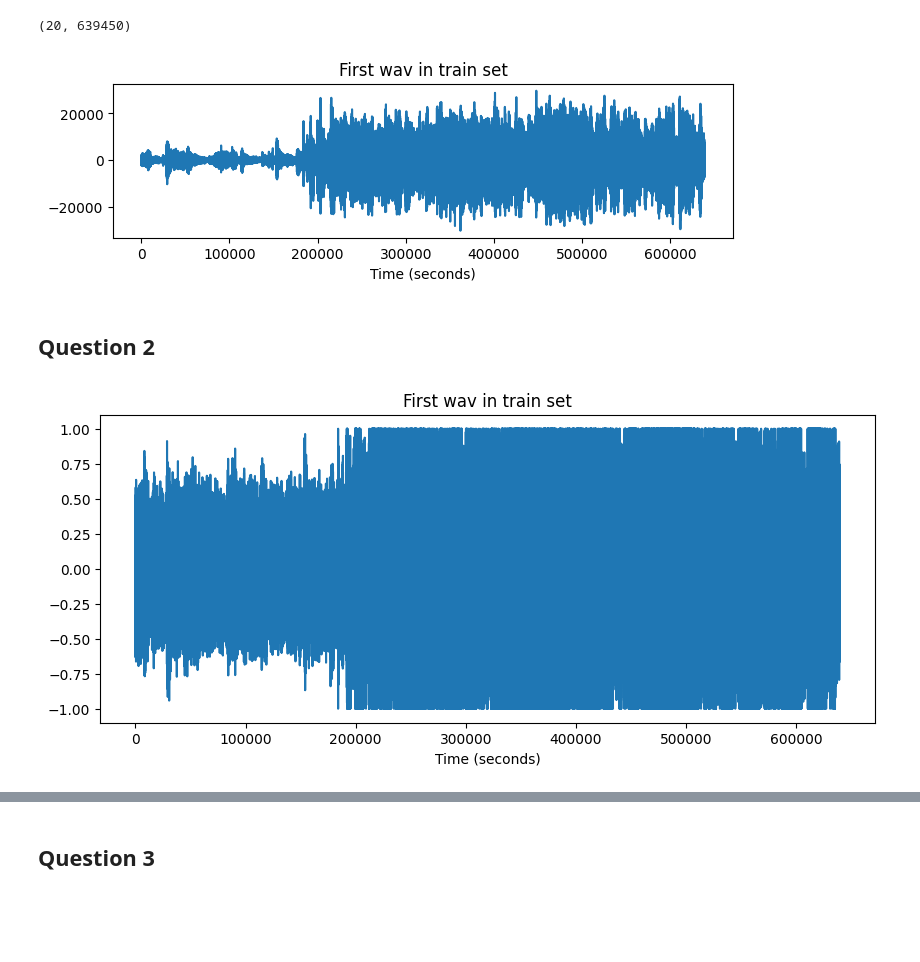
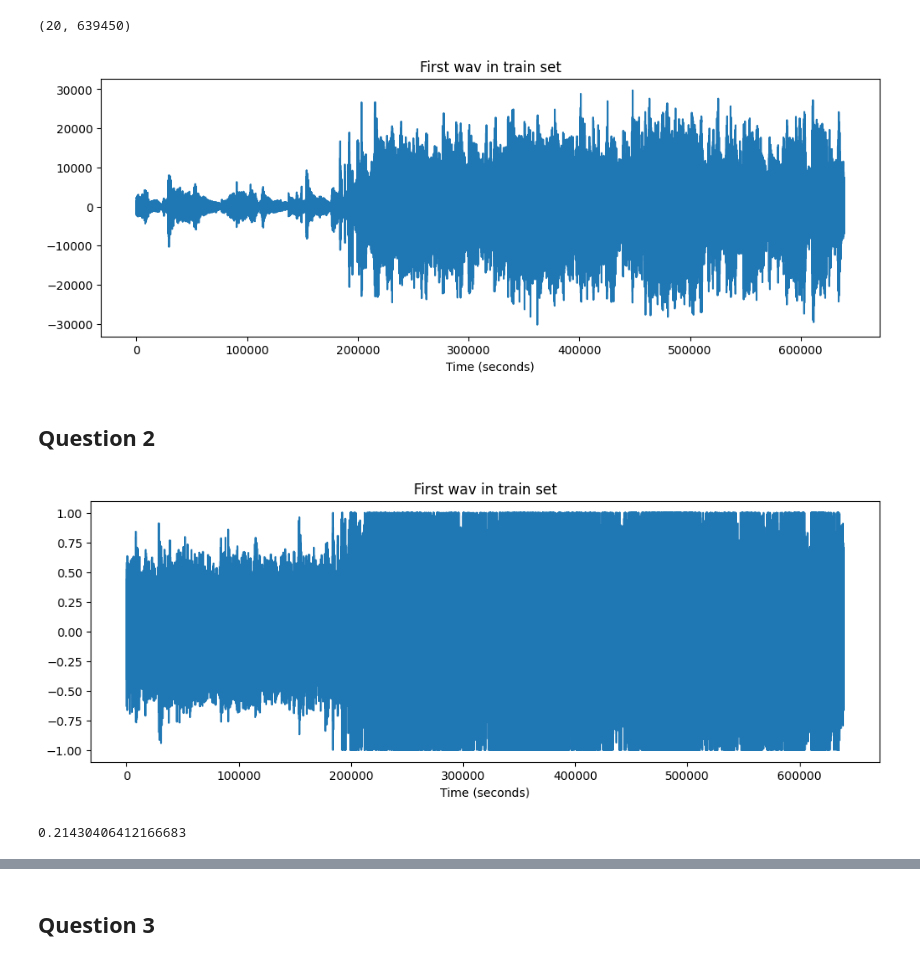
Before and after one commit to FranciscoMessina00/HomeworkCMRM2023, a Jupyter notebook: Homework_1.ipynb, the cells around one changed output, grey strips where cells are left out. Cells and saved outputs as stored; diff of their text form; code cells hidden in the pictures; blank space fills up the shorter version.

```diff
--- a/Homework_1.ipynb
+++ b/Homework_1.ipynb
@@ -60,23 +60,23 @@ n_samples = 29 * Fs # duration in samples
 
 # Define downsampling factors
 sub_train = 10
-sub_test = 50
+sub_test = 52
 
 # Extract classes
 genre_names = ['pop', 'metal', 'classical', 'rock', 'blues', 'jazz', 'hiphop', 'reggae', 'disco', 'country']
 
 # Indexes
 i_train = np.arange(0, len(ds),sub_train)
-i_test = np.arange(0, len(ds),sub_test)
+i_test = np.arange(11, len(ds),sub_test)
 
 genre_train = ds.genre[0:len(ds):sub_train].data()['text']
-genre_test = ds.genre[10:len(ds):sub_test].data()['text']
+genre_test = ds.genre[11:len(ds):sub_test].data()['text']
 print(np.shape(genre_train))
 print(np.shape(genre_test))
 
 audio_train_list = []
 # Extract training set
-for i in tqdm(i_train):
+for i in tqdm(i_train, desc='Extracting training set'):
   audio_train_list.append(ds.audio[int(i)].numpy()[:n_samples])
 
 audio_train = np.squeeze(np.array(audio_train_list))
@@ -85,7 +85,7 @@ print(np.shape(audio_train))
 # Extract test set
 audio_test_list = []
 # Extract training set
-for i in tqdm(i_test):
+for i in tqdm(i_test, desc='Extracting testing set'):
   audio_test_list.append(ds.audio[int(i)].numpy()[:n_samples])
 
 audio_test = np.squeeze(np.array(audio_test_list))
@@ -97,13 +97,13 @@ print(np.shape(audio_test))
 (20, 639450)
 # %%
 # Plot the first wav in the train set
-plt.figure(figsize=(8, 2))
+plt.figure(figsize=(12, 4))
 plt.title('First wav in train set')
 plt.xlabel('Time (seconds)')
 plt.plot(audio_train[0])
 plt.show()
 # %% [output]
-[figure, old version]
+[figure, new version]
 # %% [markdown]
 ## Question 2
 # %%
@@ -131,13 +131,15 @@ scaler2 = MinMaxScaler(feature_range=(-1, 1))
 audio_test = scaler2.fit_transform(audio_test)
 # %%
 # Plot the first wav in the train set after preprocessing
-plt.figure(figsize=(10, 4))
+plt.figure(figsize=(12, 4))
 plt.title('First wav in train set')
 plt.xlabel('Time (seconds)')
 plt.plot(audio_train[0])
 plt.show()
+print(audio_train[0][30000])
 # %% [output]
-[figure, old version]
+[figure, new version]
+0.21430406412166683
 # %%
 # Compute local average
 def compute_local_average(x, M):
```
Also changed, not shown: parts of 10 cells of this notebook.
